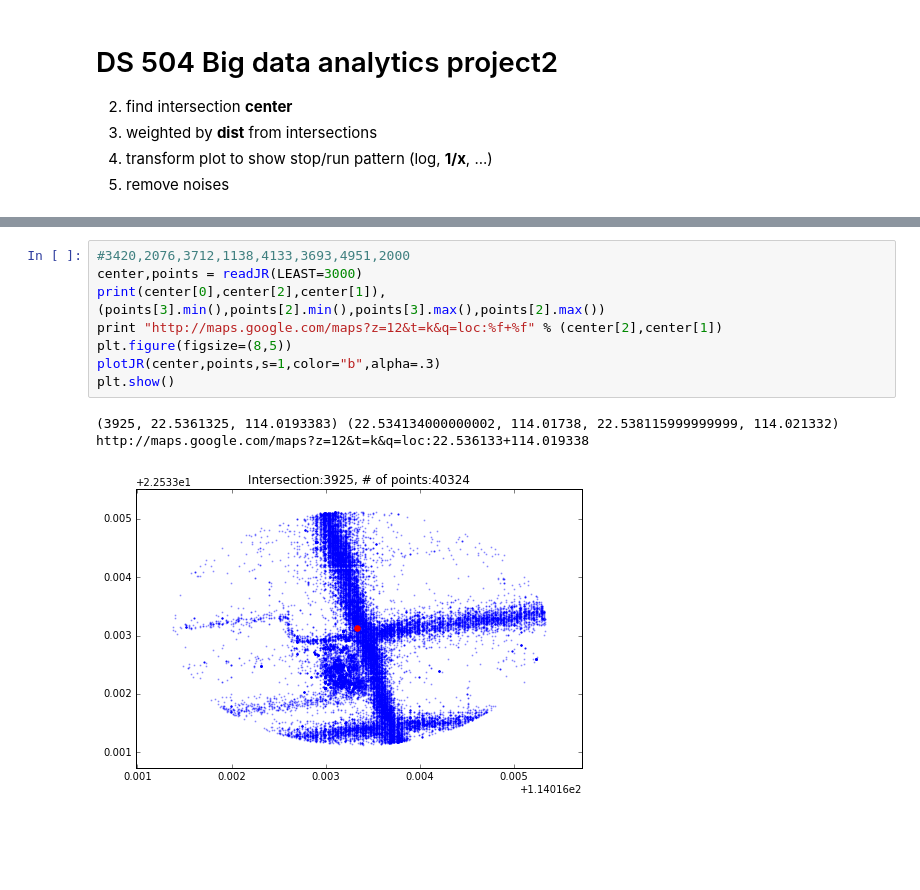
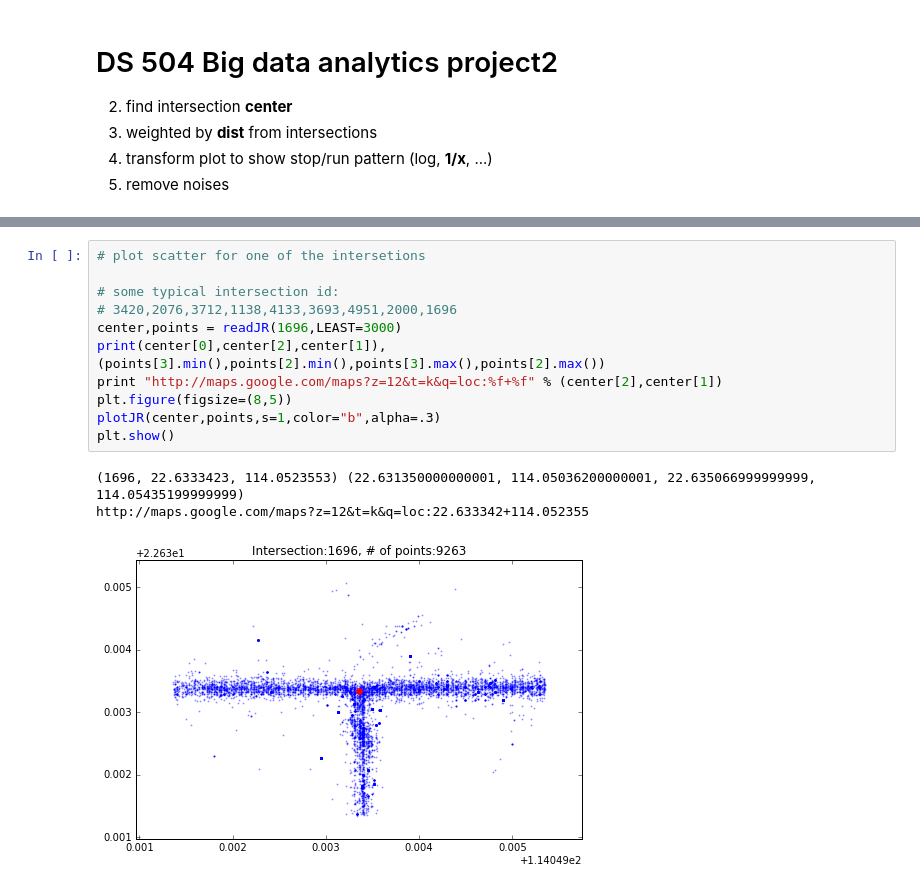
Before and after one commit to 1nfo/TLRI, a Jupyter notebook: Inferring.ipynb, the cells around one changed output, grey strips where cells are left out. Saved outputs shown, nothing was run; the diff lists cells and outputs as text; blank space fills up the shorter version.

```diff
--- a/Inferring.ipynb
+++ b/Inferring.ipynb
@@ -99,15 +131,18 @@ def calc_features(dfs,verbose=0):
             print "\r%d/%d" % (count,len(dfs))
     return features
 # %%
-#3420,2076,3712,1138,4133,3693,4951,2000
-center,points = readJR(LEAST=3000)
+# plot scatter for one of the intersetions
+
+# some typical intersection id:
+# 3420,2076,3712,1138,4133,3693,4951,2000,1696
+center,points = readJR(1696,LEAST=3000)
 print(center[0],center[2],center[1]),(points[3].min(),points[2].min(),points[3].max(),points[2].max())
 print "http://maps.google.com/maps?z=12&t=k&q=loc:%f+%f" % (center[2],center[1])
 plt.figure(figsize=(8,5))
 plotJR(center,points,s=1,color="b",alpha=.3)
 plt.show()
 # %% [output]
-(3925, 22.5361325, 114.0193383) (22.534134000000002, 114.01738, 22.538115999999999, 114.021332)
-http://maps.google.com/maps?z=12&t=k&q=loc:22.536133+114.019338
+(1696, 22.6333423, 114.0523553) (22.631350000000001, 114.05036200000001, 22.635066999999999, 114.05435199999999)
+http://maps.google.com/maps?z=12&t=k&q=loc:22.633342+114.052355
-[figure, old version]
+[figure, new version]
 # %%
```
Also changed, not shown: parts of 10 cells of this notebook, 3 other files.
